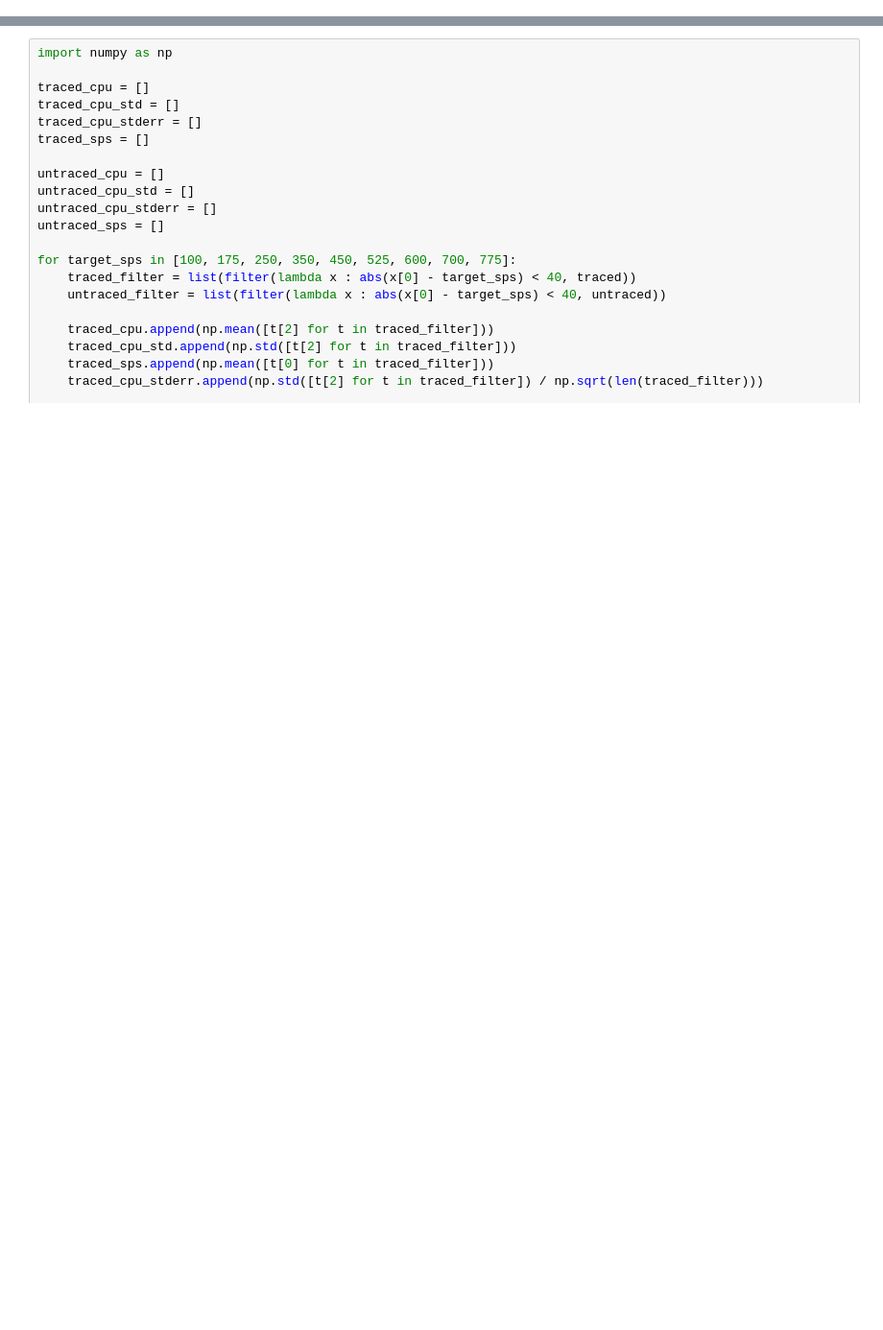
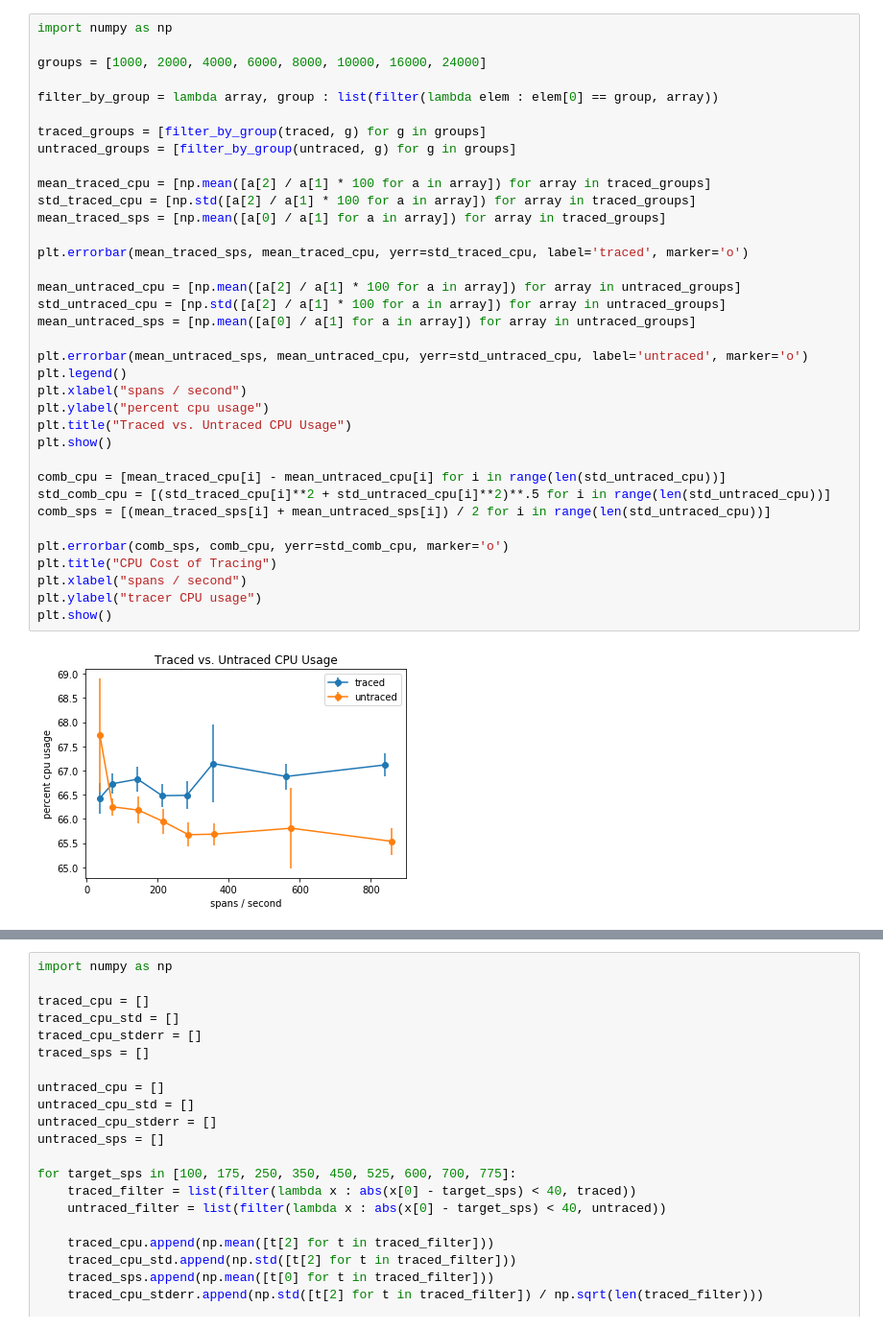
Before and after one commit to lightstep/lightstep-benchmarks, a Jupyter notebook: analysis/analysis.ipynb, the cells around one changed output, grey strips where cells are left out. Shown at 96% size. Cells and saved outputs as stored; diff of their text form; blank space fills up the shorter version.

```diff
--- a/analysis/analysis.ipynb
+++ b/analysis/analysis.ipynb
@@ -29,0 +34,38 @@ plt.show()
+# %%
+import numpy as np
+
+groups = [1000, 2000, 4000, 6000, 8000, 10000, 16000, 24000]
+
+filter_by_group = lambda array, group : list(filter(lambda elem : elem[0] == group, array))
+
+traced_groups = [filter_by_group(traced, g) for g in groups]
+untraced_groups = [filter_by_group(untraced, g) for g in groups]
+
+mean_traced_cpu = [np.mean([a[2] / a[1] * 100 for a in array]) for array in traced_groups]
+std_traced_cpu = [np.std([a[2] / a[1] * 100 for a in array]) for array in traced_groups]
+mean_traced_sps = [np.mean([a[0] / a[1] for a in array]) for array in traced_groups]
+
+plt.errorbar(mean_traced_sps, mean_traced_cpu, yerr=std_traced_cpu, label='traced', marker='o')
+
+mean_untraced_cpu = [np.mean([a[2] / a[1] * 100 for a in array]) for array in untraced_groups]
+std_untraced_cpu = [np.std([a[2] / a[1] * 100 for a in array]) for array in untraced_groups]
+mean_untraced_sps = [np.mean([a[0] / a[1] for a in array]) for array in untraced_groups]
+
+plt.errorbar(mean_untraced_sps, mean_untraced_cpu, yerr=std_untraced_cpu, label='untraced', marker='o')
+plt.legend()
+plt.xlabel("spans / second")
+plt.ylabel("percent cpu usage")
+plt.title("Traced vs. Untraced CPU Usage")
+plt.show()
+
+comb_cpu = [mean_traced_cpu[i] - mean_untraced_cpu[i] for i in range(len(std_untraced_cpu))]
+std_comb_cpu = [(std_traced_cpu[i]**2 + std_untraced_cpu[i]**2)**.5 for i in range(len(std_untraced_cpu))]
+comb_sps = [(mean_traced_sps[i] + mean_untraced_sps[i]) / 2 for i in range(len(std_untraced_cpu))]
+
+plt.errorbar(comb_sps, comb_cpu, yerr=std_comb_cpu, marker='o')
+plt.title("CPU Cost of Tracing")
+plt.xlabel("spans / second")
+plt.ylabel("tracer CPU usage")
+plt.show()
+# %% [output]
+[figure, added]
```
Also changed, not shown: parts of 4 cells of this notebook, 4 other files.
